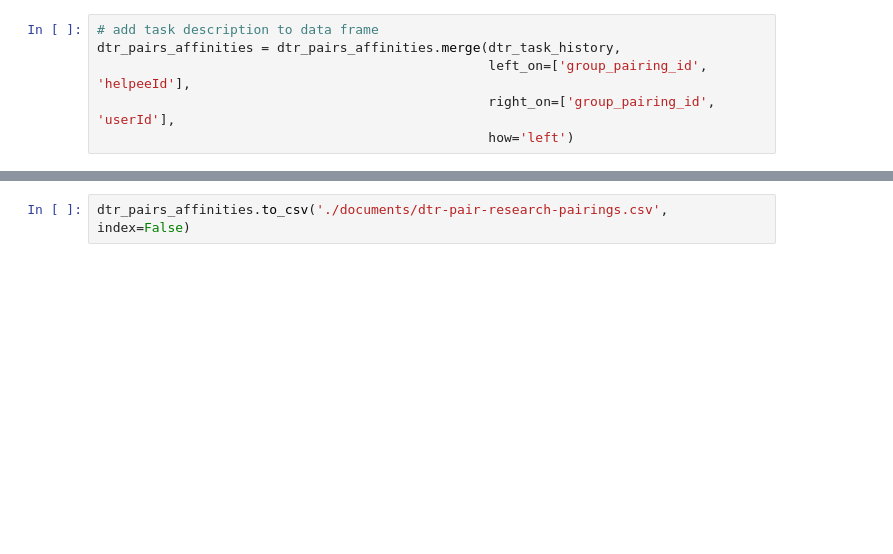
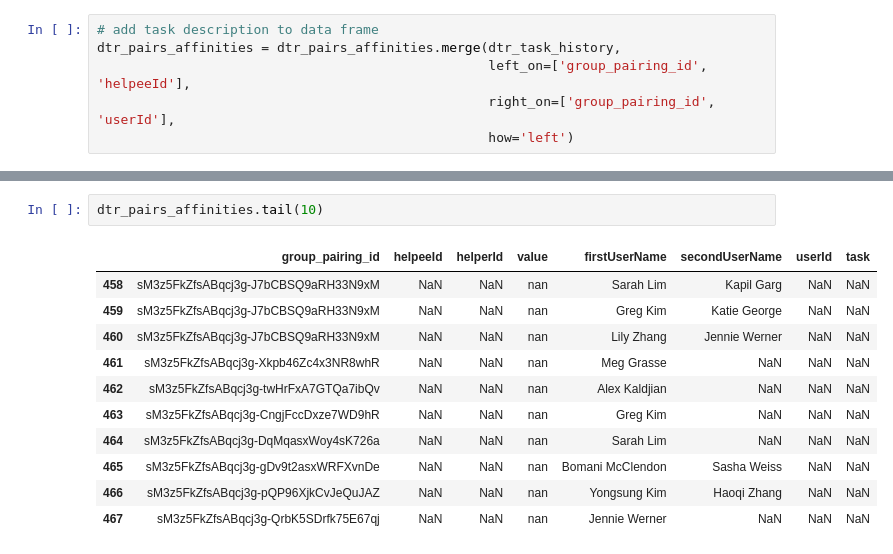
Before and after one commit to NUDelta/extractor-analysis, a Jupyter notebook: PairResearchParser.ipynb, the cells around one changed output, grey strips where cells are left out. Cells and saved outputs as stored; diff of their text form; blank space fills up the shorter version.

```diff
--- a/PairResearchParser.ipynb
+++ b/PairResearchParser.ipynb
@@ -350,2 +556,14 @@ dtr_pairs_affinities.head()
-# %%
-dtr_pairs_affinities.to_csv('./documents/dtr-pair-research-pairings.csv', index=False)
+# %%
+dtr_pairs_affinities.tail(10)
+# %% [output]
+|  | group_pairing_id | helpeeId | helperId | value | firstUserName | secondUserName | userId | task |
+| 458 | sM3z5FkZfsABqcj3g-J7bCBSQ9aRH33N9xM | NaN | NaN | nan | Sarah Lim | Kapil Garg | NaN | NaN |
+| 459 | sM3z5FkZfsABqcj3g-J7bCBSQ9aRH33N9xM | NaN | NaN | nan | Greg Kim | Katie George | NaN | NaN |
+| 460 | sM3z5FkZfsABqcj3g-J7bCBSQ9aRH33N9xM | NaN | NaN | nan | Lily Zhang | Jennie Werner | NaN | NaN |
+| 461 | sM3z5FkZfsABqcj3g-Xkpb46Zc4x3NR8whR | NaN | NaN | nan | Meg Grasse | NaN | NaN | NaN |
+| 462 | sM3z5FkZfsABqcj3g-twHrFxA7GTQa7ibQv | NaN | NaN | nan | Alex Kaldjian | NaN | NaN | NaN |
+| 463 | sM3z5FkZfsABqcj3g-CngjFccDxze7WD9hR | NaN | NaN | nan | Greg Kim | NaN | NaN | NaN |
+| 464 | sM3z5FkZfsABqcj3g-DqMqasxWoy4sK726a | NaN | NaN | nan | Sarah Lim | NaN | NaN | NaN |
+| 465 | sM3z5FkZfsABqcj3g-gDv9t2asxWRFXvnDe | NaN | NaN | nan | Bomani McClendon | Sasha Weiss | NaN | NaN |
+| 466 | sM3z5FkZfsABqcj3g-pQP96XjkCvJeQuJAZ | NaN | NaN | nan | Yongsung Kim | Haoqi Zhang | NaN | NaN |
+| 467 | sM3z5FkZfsABqcj3g-QrbK5SDrfk75E67qj | NaN | NaN | nan | Jennie Werner | NaN | NaN | NaN |
```
Also changed, not shown: parts of 29 cells of this notebook.
